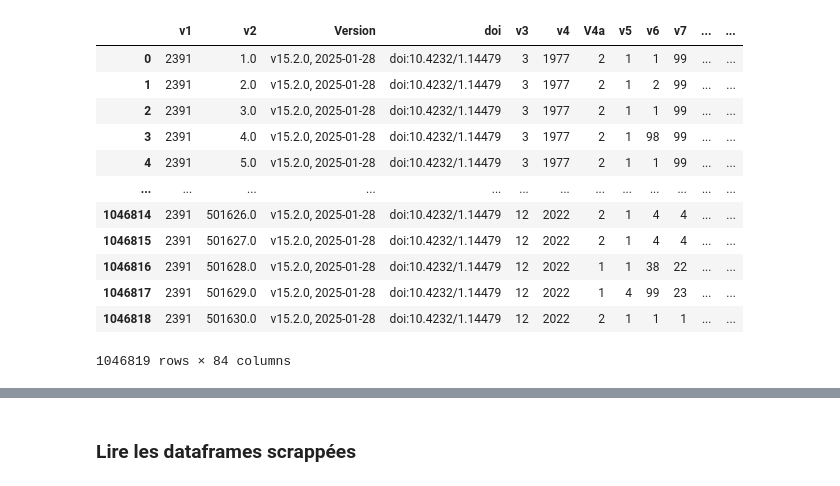
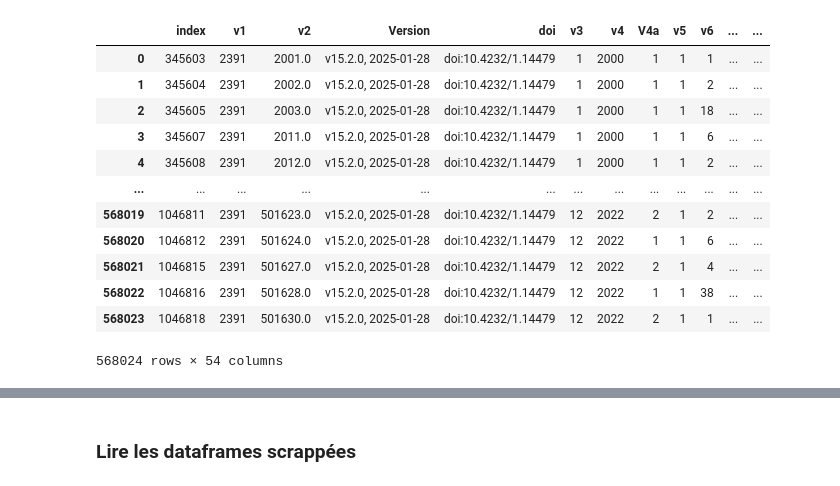
Before and after one commit to atg205/VoteMax, a Jupyter notebook: model_survey.ipynb, the cells around one changed output, grey strips where cells are left out. Drawn from its saved outputs; the diff is of its cells as text; code cells hidden in the pictures.

```diff
--- a/model_survey.ipynb
+++ b/model_survey.ipynb
@@ -7,17 +10,17 @@ import numpy as np
 # %%
-df = pd.read_stata('data/Politbarometer/dataset_cumul_1977.dta',convert_categoricals=False)
+df = pd.read_stata('data/Politbarometer/dataset_cumul_1977_reduced.dta',convert_categoricals=False)
 df
 # %% [output]
-|  | v1 | v2 | Version | doi | v3 | v4 | V4a | v5 | v6 | v7 | ... | ... |
-| 0 | 2391 | 1.0 | v15.2.0, 2025-01-28 | doi:10.4232/1.14479 | 3 | 1977 | 2 | 1 | 1 | 99 | ... | ... |
-| 1 | 2391 | 2.0 | v15.2.0, 2025-01-28 | doi:10.4232/1.14479 | 3 | 1977 | 2 | 1 | 2 | 99 | ... | ... |
-| 2 | 2391 | 3.0 | v15.2.0, 2025-01-28 | doi:10.4232/1.14479 | 3 | 1977 | 2 | 1 | 1 | 99 | ... | ... |
-| 3 | 2391 | 4.0 | v15.2.0, 2025-01-28 | doi:10.4232/1.14479 | 3 | 1977 | 2 | 1 | 98 | 99 | ... | ... |
-| 4 | 2391 | 5.0 | v15.2.0, 2025-01-28 | doi:10.4232/1.14479 | 3 | 1977 | 2 | 1 | 1 | 99 | ... | ... |
+|  | index | v1 | v2 | Version | doi | v3 | v4 | V4a | v5 | v6 | ... | ... |
+| 0 | 345603 | 2391 | 2001.0 | v15.2.0, 2025-01-28 | doi:10.4232/1.14479 | 1 | 2000 | 1 | 1 | 1 | ... | ... |
+| 1 | 345604 | 2391 | 2002.0 | v15.2.0, 2025-01-28 | doi:10.4232/1.14479 | 1 | 2000 | 1 | 1 | 2 | ... | ... |
+| 2 | 345605 | 2391 | 2003.0 | v15.2.0, 2025-01-28 | doi:10.4232/1.14479 | 1 | 2000 | 1 | 1 | 18 | ... | ... |
+| 3 | 345607 | 2391 | 2011.0 | v15.2.0, 2025-01-28 | doi:10.4232/1.14479 | 1 | 2000 | 1 | 1 | 6 | ... | ... |
+| 4 | 345608 | 2391 | 2012.0 | v15.2.0, 2025-01-28 | doi:10.4232/1.14479 | 1 | 2000 | 1 | 1 | 2 | ... | ... |
 | ... | ... | ... | ... | ... | ... | ... | ... | ... | ... | ... | ... | ... |
-| 1046814 | 2391 | 501626.0 | v15.2.0, 2025-01-28 | doi:10.4232/1.14479 | 12 | 2022 | 2 | 1 | 4 | 4 | ... | ... |
-| 1046815 | 2391 | 501627.0 | v15.2.0, 2025-01-28 | doi:10.4232/1.14479 | 12 | 2022 | 2 | 1 | 4 | 4 | ... | ... |
-| 1046816 | 2391 | 501628.0 | v15.2.0, 2025-01-28 | doi:10.4232/1.14479 | 12 | 2022 | 1 | 1 | 38 | 22 | ... | ... |
-| 1046817 | 2391 | 501629.0 | v15.2.0, 2025-01-28 | doi:10.4232/1.14479 | 12 | 2022 | 1 | 4 | 99 | 23 | ... | ... |
-| 1046818 | 2391 | 501630.0 | v15.2.0, 2025-01-28 | doi:10.4232/1.14479 | 12 | 2022 | 2 | 1 | 1 | 1 | ... | ... |
+| 568019 | 1046811 | 2391 | 501623.0 | v15.2.0, 2025-01-28 | doi:10.4232/1.14479 | 12 | 2022 | 2 | 1 | 2 | ... | ... |
+| 568020 | 1046812 | 2391 | 501624.0 | v15.2.0, 2025-01-28 | doi:10.4232/1.14479 | 12 | 2022 | 1 | 1 | 6 | ... | ... |
+| 568021 | 1046815 | 2391 | 501627.0 | v15.2.0, 2025-01-28 | doi:10.4232/1.14479 | 12 | 2022 | 2 | 1 | 4 | ... | ... |
+| 568022 | 1046816 | 2391 | 501628.0 | v15.2.0, 2025-01-28 | doi:10.4232/1.14479 | 12 | 2022 | 1 | 1 | 38 | ... | ... |
+| 568023 | 1046818 | 2391 | 501630.0 | v15.2.0, 2025-01-28 | doi:10.4232/1.14479 | 12 | 2022 | 2 | 1 | 1 | ... | ... |
-1046819 rows × 84 columns
+568024 rows × 54 columns
```
Also changed, not shown: parts of 10 cells of this notebook, 13 other files.
